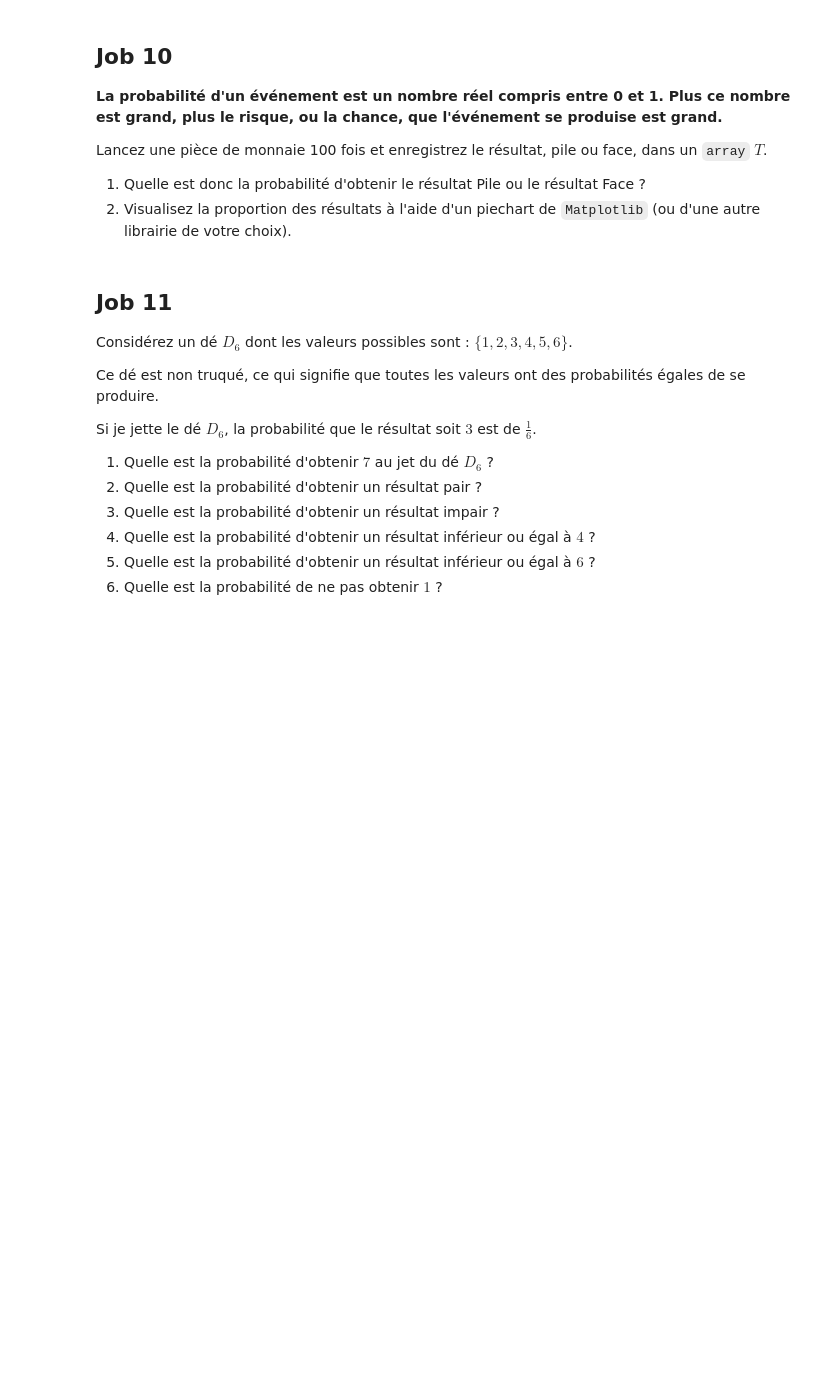
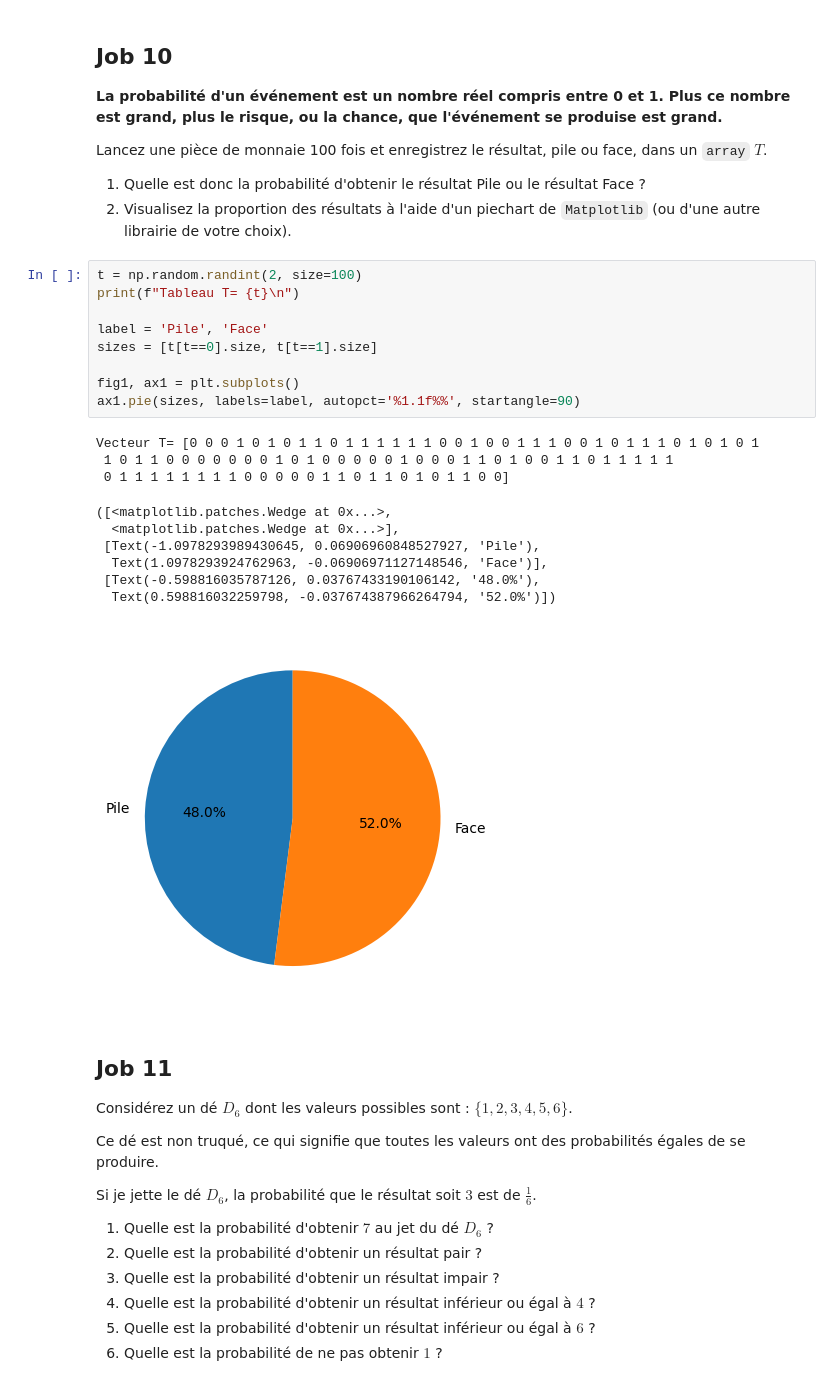
Before and after one commit to matthieu-geley/philomathia, a Jupyter notebook: philomathia.ipynb, the cells around one changed output. Cells and saved outputs as stored; diff of their text form; blank space fills up the shorter version.

```diff
--- a/philomathia.ipynb
+++ b/philomathia.ipynb
@@ -480,6 +480,26 @@ La matrice D^-1 = [[-0.69230769 -0.53846154  0.84615385]
 Lancez une pièce de monnaie 100 fois et enregistrez le résultat, pile ou face, dans un `array` $T$.
 1. Quelle est donc la probabilité d'obtenir le résultat Pile ou le résultat Face ?
 3. Visualisez la proportion des résultats à l'aide d'un piechart de `Matplotlib` (ou d'une autre librairie de votre choix).
+# %%
+t = np.random.randint(2, size=100)
+print(f"Tableau T= {t}\n")
+
+label = 'Pile', 'Face'
+sizes = [t[t==0].size, t[t==1].size]
+
+fig1, ax1 = plt.subplots()
+ax1.pie(sizes, labels=label, autopct='%1.1f%%', startangle=90)
+# %% [output]
+Vecteur T= [0 0 0 1 0 1 0 1 1 0 1 1 1 1 1 1 0 0 1 0 0 1 1 1 0 0 1 0 1 1 1 0 1 0 1 0 1
+ 1 0 1 1 0 0 0 0 0 0 0 1 0 1 0 0 0 0 0 1 0 0 0 1 1 0 1 0 0 1 1 0 1 1 1 1 1
+ 0 1 1 1 1 1 1 1 1 0 0 0 0 0 1 1 0 1 1 0 1 0 1 1 0 0]
+([<matplotlib.patches.Wedge at 0x...>,
+  <matplotlib.patches.Wedge at 0x...>],
+ [Text(-1.0978293989430645, 0.06906960848527927, 'Pile'),
+  Text(1.0978293924762963, -0.06906971127148546, 'Face')],
+ [Text(-0.598816035787126, 0.03767433190106142, '48.0%'),
+  Text(0.598816032259798, -0.037674387966264794, '52.0%')])
+[figure, added]
 # %% [markdown]
 ## **Job 11**
 
```
Also changed, not shown: parts of 4 cells of this notebook.
